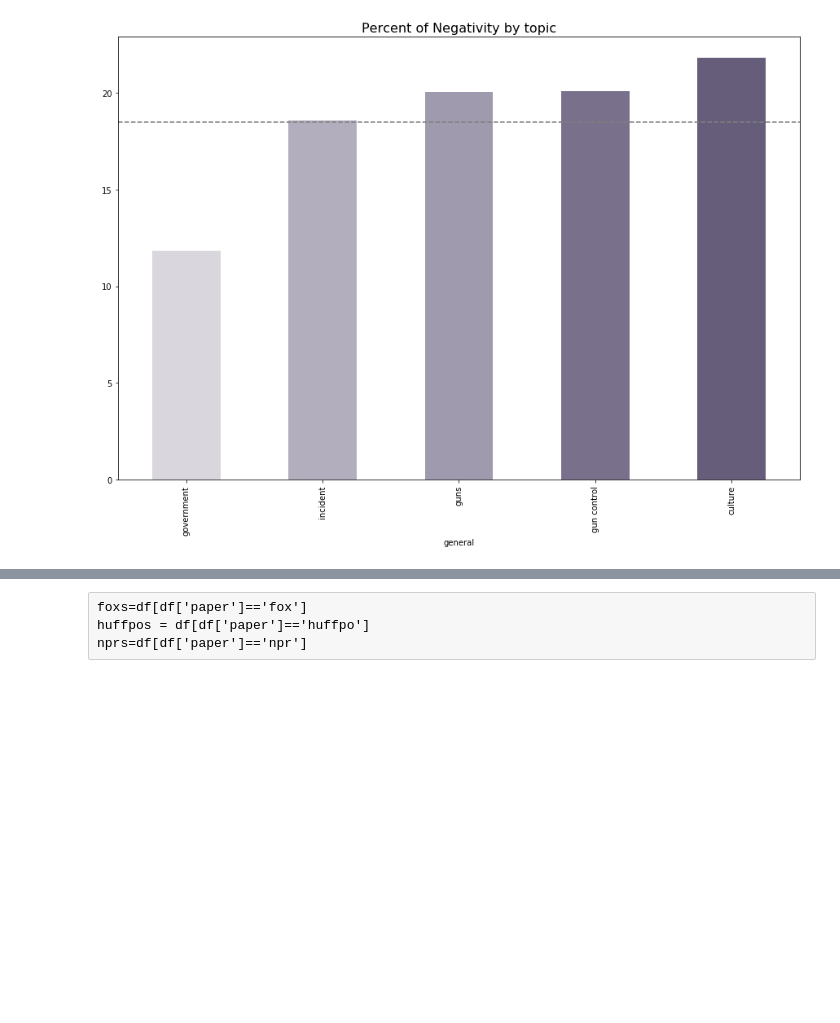
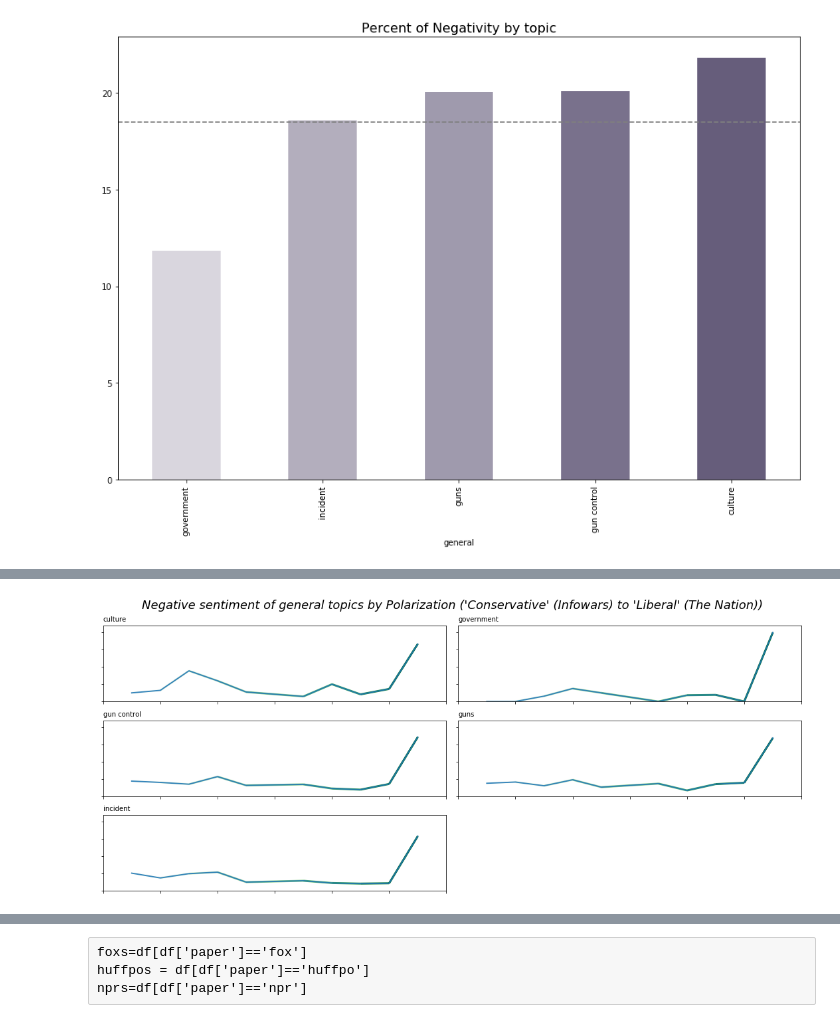
Before and after one commit to michellejm/guns_in_America, a Jupyter notebook: sentimentVisuals.ipynb, the cells around one changed output, grey strips where cells are left out. Cells and saved outputs as stored; diff of their text form; code cells hidden in the pictures; blank space fills up the shorter version.

Commit message:
updates sentiment

```diff
--- a/sentimentVisuals.ipynb
+++ b/sentimentVisuals.ipynb
@@ -189,0 +211,8 @@ Name: subjective, dtype: float64
+# %%
+paper_gen_df = df_ts.groupby(['general','paper'])['negative'].describe()
+paper_gen_df=paper_gen_df.reset_index()
+paper_gen_df.drop(paper_gen_df.columns[[2, 4,5,6,7, 8, 9]], axis=1, inplace=True)
+pgd=paper_gen_df.pivot(index='paper', columns='general', values='mean')
+pgd=pgd.merge(df_media_ranks, on=['paper'])
+pgd = pgd.sort_values(by=['lib_pol']).fillna(0)
+pgd
@@ -189,0 +231,25 @@ Name: subjective, dtype: float64
+# %%
+gen_topics = ['culture', 'government', 'gun control', 'guns', 'incident']
+num = 0
+plt.figure(figsize=(15,10))
+for top in gen_topics:
+    num+=1
+    plt.subplot(5,2, num)
+    x = pgd['lib_pol']
+    y = pgd[top]
+    plt.plot(x,y, marker='', linewidth=1.9, alpha=0.9, label = top)
+    colorline(x,y, 'Greens')
+    plt.xlim(-6, 6)
+    plt.ylim(0, 1.1)
+    plt.tick_params(labelbottom='off')
+    plt.tick_params(labelleft='off')
+    plt.title(top, loc='left', fontsize=10, fontweight=0 )
+else:
+    pass
+
+plt.tight_layout()
+plt.suptitle("Negative sentiment of general topics by Polarization ('Conservative' (Infowars) to 'Liberal' (The Nation))", fontsize=18, fontweight=0, color='black', style='italic', y=1.02)
+plt.savefig('top_papers.svg', dpi=1000)
+plt.savefig('top_papers.png', transparent=True)
+# %% [output]
+[figure, added]
```
Also changed, not shown: parts of 12 cells of this notebook, 35 other files.
